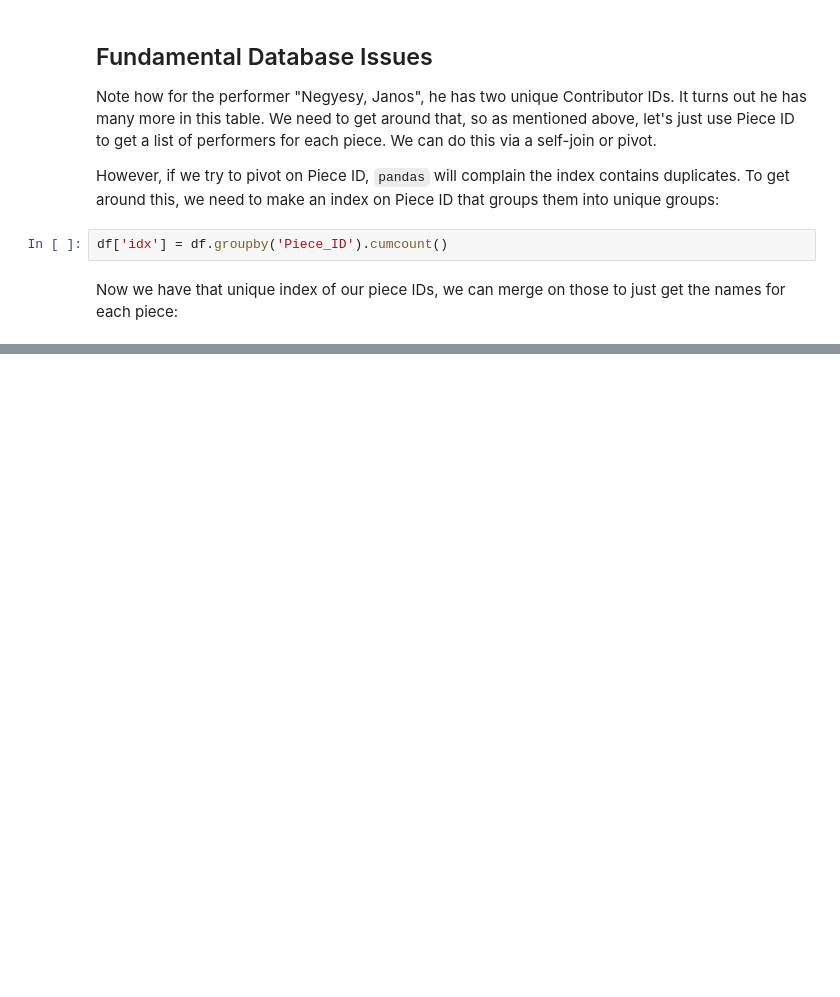
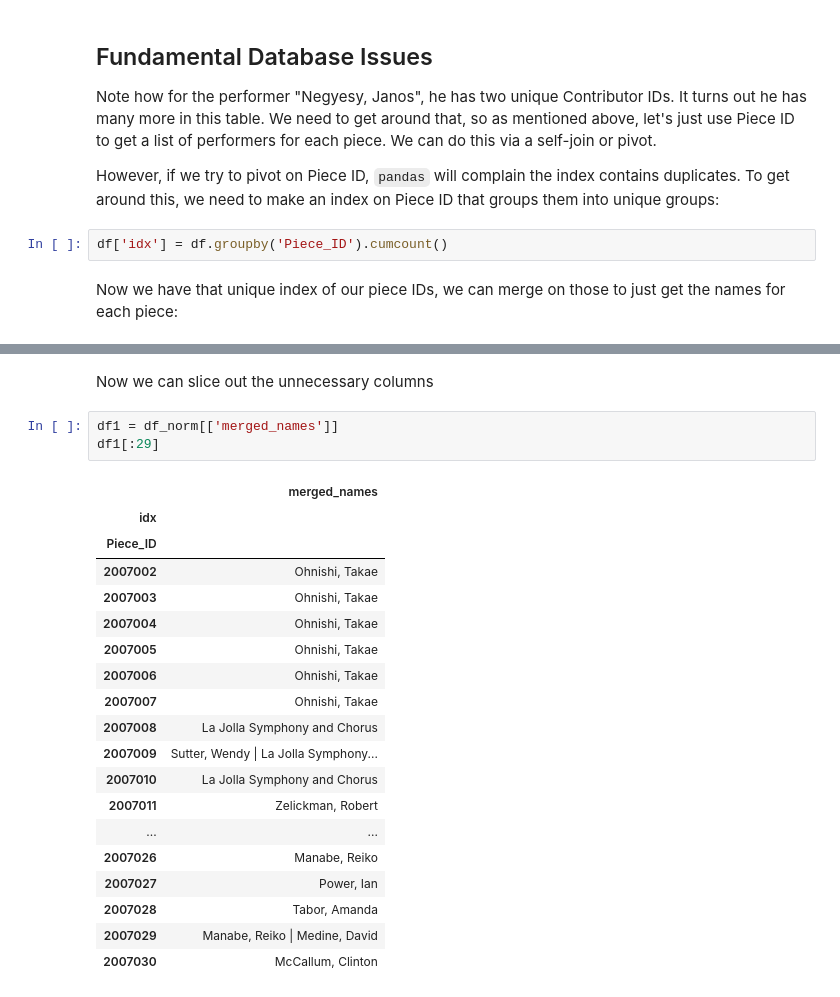
Before and after one commit to remerjohnson/dmca-data-analysis, a Jupyter notebook: concert_archive_data_analysis.ipynb, the cells around one changed output, grey strips where cells are left out. Saved outputs shown, nothing was run; the diff lists cells and outputs as text; blank space fills up the shorter version.

```diff
--- a/concert_archive_data_analysis.ipynb
+++ b/concert_archive_data_analysis.ipynb
@@ -71,0 +98,25 @@ So now that we concatenated vertically, we see there's an interesting issue... s
+# %% [markdown]
+Now we can slice out the unnecessary columns
+# %%
+df1 = df_norm[['merged_names']]
+df1[:29]
+# %% [output]
+|  | merged_names |
+| idx |  |
+| Piece_ID |  |
+| 2007002 | Ohnishi, Takae |
+| 2007003 | Ohnishi, Takae |
+| 2007004 | Ohnishi, Takae |
+| 2007005 | Ohnishi, Takae |
+| 2007006 | Ohnishi, Takae |
+| 2007007 | Ohnishi, Takae |
+| 2007008 | La Jolla Symphony and Chorus |
+| 2007009 | Sutter, Wendy | La Jolla Symphony... |
+| 2007010 | La Jolla Symphony and Chorus |
+| 2007011 | Zelickman, Robert |
+| ... | ... |
+| 2007026 | Manabe, Reiko |
+| 2007027 | Power, Ian |
+| 2007028 | Tabor, Amanda |
+| 2007029 | Manabe, Reiko | Medine, David |
+| 2007030 | McCallum, Clinton |
```
Also changed, not shown: parts of 5 cells of this notebook.
